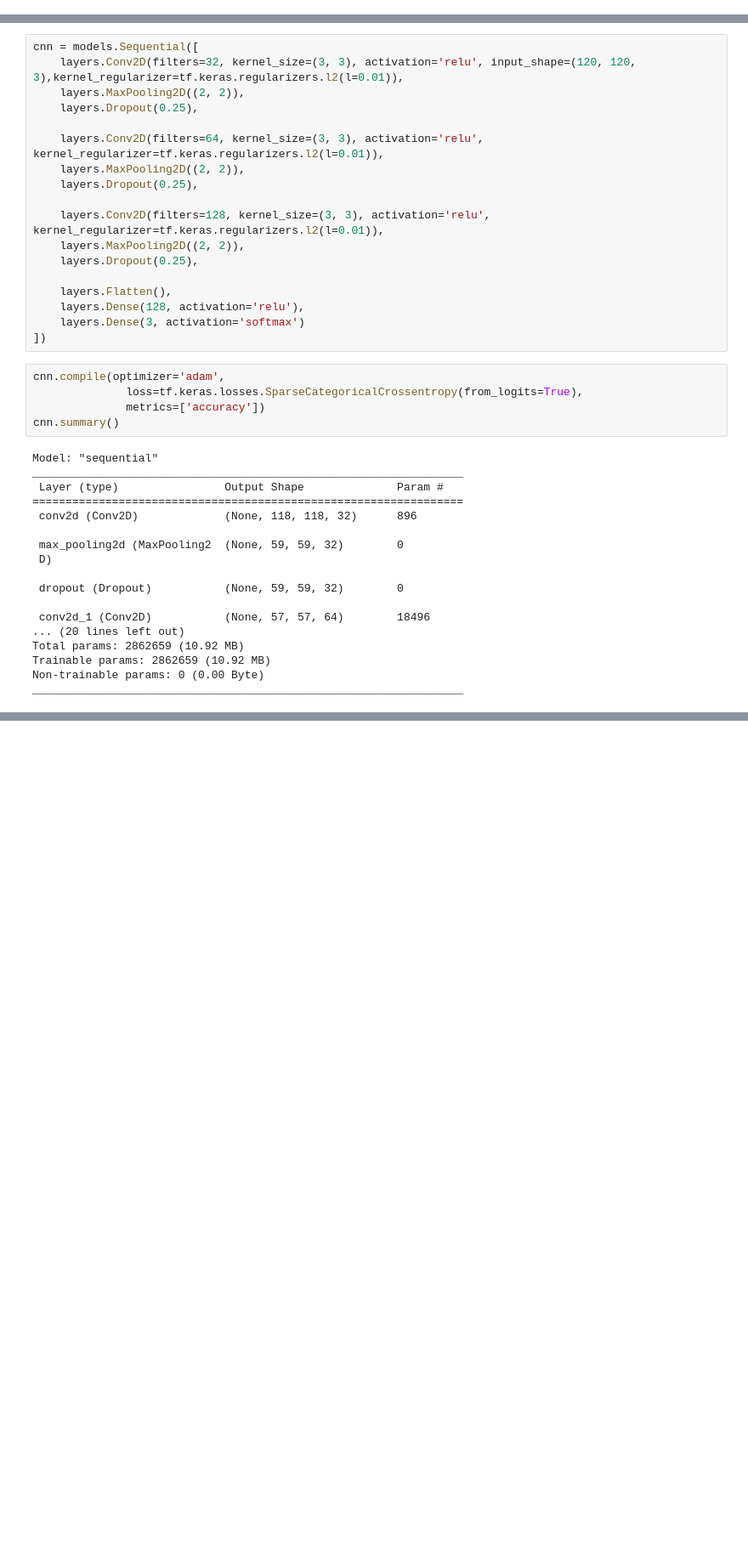
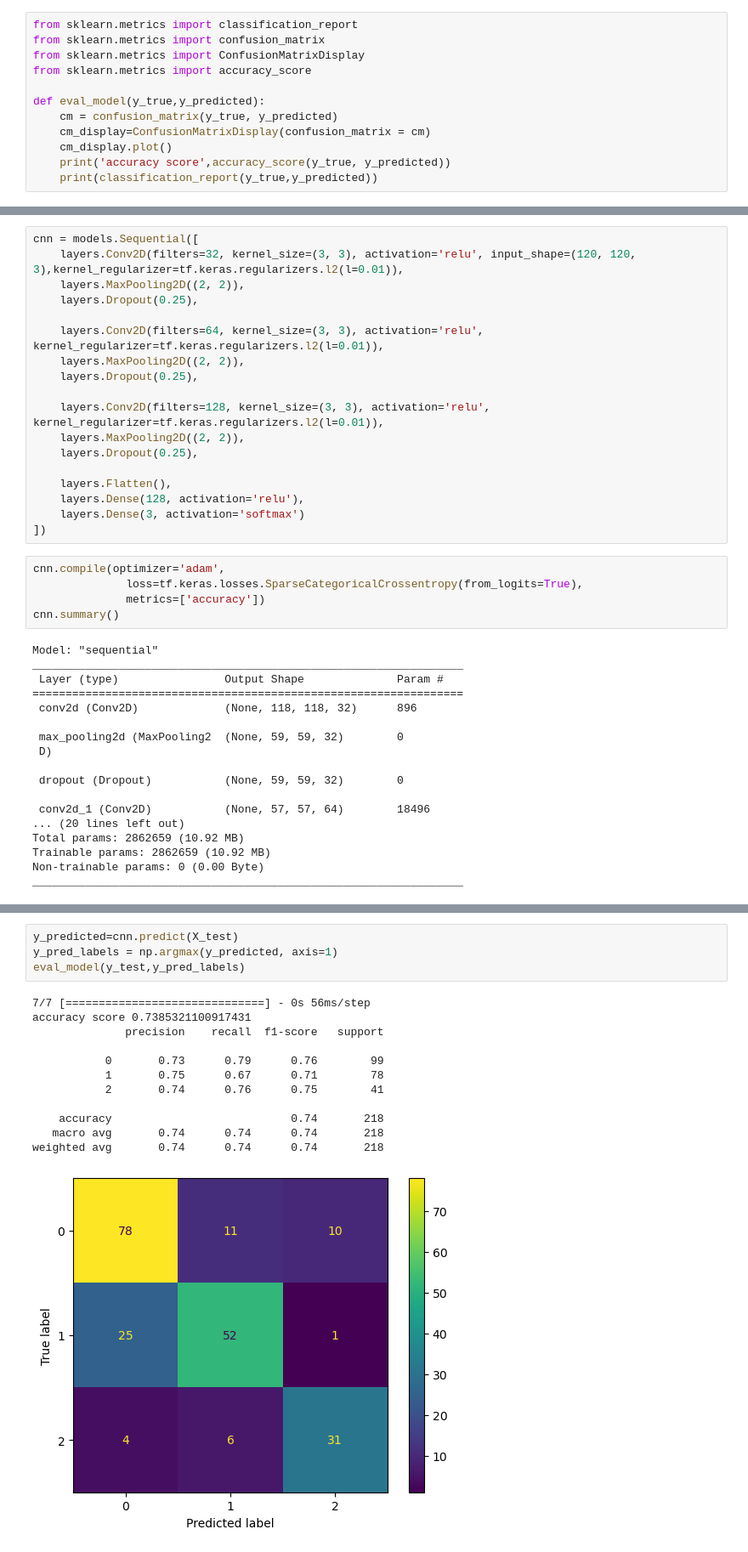
Before and after one commit to wavy-n1c9/DataAnalysis, a Jupyter notebook: lab3/CNN.ipynb, the cells around one changed output, grey strips where cells are left out. Shown: that part at 85% size. Cells and saved outputs as stored; diff of their text form; blank space fills up the shorter version.

```diff
--- a/lab3/CNN.ipynb
+++ b/lab3/CNN.ipynb
@@ -7,6 +7,18 @@ import pandas as pd
 import matplotlib.pyplot as plt
 import warnings
 warnings.simplefilter('ignore')
+# %%
+from sklearn.metrics import classification_report
+from sklearn.metrics import confusion_matrix
+from sklearn.metrics import ConfusionMatrixDisplay
+from sklearn.metrics import accuracy_score
+
+def eval_model(y_true,y_predicted):
+    cm = confusion_matrix(y_true, y_predicted)
+    cm_display=ConfusionMatrixDisplay(confusion_matrix = cm)
+    cm_display.plot()
+    print('accuracy score',accuracy_score(y_true, y_predicted))
+    print(classification_report(y_true,y_predicted))
 # %%
 data=pd.read_csv('datasets/pokemon.csv')
 data
@@ -271,0 +284,17 @@ y_pred=np.argmax(cnn.predict(X_test),axis=1)
+# %%
+y_predicted=cnn.predict(X_test)
+y_pred_labels = np.argmax(y_predicted, axis=1)
+eval_model(y_test,y_pred_labels)
+# %% [output]
+7/7 [==============================] - 0s 56ms/step
+accuracy score 0.7385321100917431
+              precision    recall  f1-score   support
+
+           0       0.73      0.79      0.76        99
+           1       0.75      0.67      0.71        78
+           2       0.74      0.76      0.75        41
+
+    accuracy                           0.74       218
+   macro avg       0.74      0.74      0.74       218
+weighted avg       0.74      0.74      0.74       218
+[figure, added]
```
Also changed, not shown: parts of 6 cells of this notebook, 2 other files.
